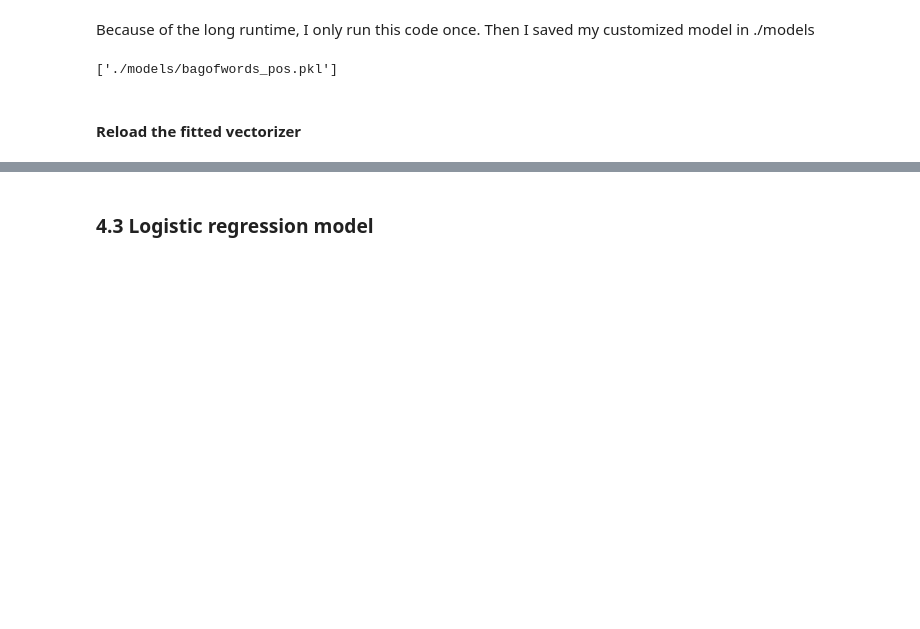
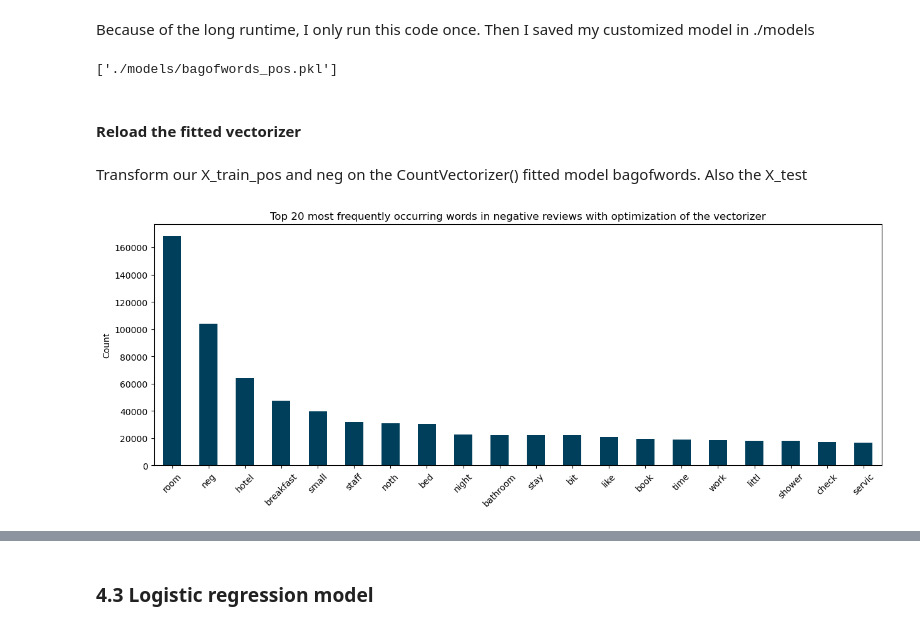
Before and after one commit to bennymiddel/personal_projects, a Jupyter notebook: 01_NLP_hotel_review/BM_NLP_hotel_review.ipynb, the cells around one changed output, grey strips where cells are left out. Saved outputs shown, nothing was run; the diff lists cells and outputs as text; code cells hidden in the pictures; blank space fills up the shorter version.

Commit message:
17:57 Logistic regression model

```diff
--- a/01_NLP_hotel_review/BM_NLP_hotel_review.ipynb
+++ b/01_NLP_hotel_review/BM_NLP_hotel_review.ipynb
@@ -748,21 +744,26 @@ joblib.dump(bagofwords_pos, './models/bagofwords_pos.pkl')
 # %% [output]
 ['./models/bagofwords_pos.pkl']
 # %%
-# # 1. Instantiate the tokenizer
-# bagofwords_neg = CountVectorizer(stop_words='english',
-# 								tokenizer = custom_tokenizer,
-# 								min_df =5,
-# 								max_features =1500,
-# 								ngram_range=(1, 3)) # good in combination with min_df to get rid of useless pairs
+#1. Instantiate the tokenizer
+bagofwords_neg = CountVectorizer(stop_words='english',
+								tokenizer = custom_tokenizer,
+								min_df =10,
+								max_features =500,
+								ngram_range=(1, 3)) # good in combination with min_df to get rid of useless pairs
 
-# # 2. fit
-# bagofwords_neg.fit(X_train_neg)
+# 2. fit
+bagofwords_neg.fit(X_train_neg)
 
-# joblib.dump(bagofwords_neg, './models/bagofwords_neg.pkl')
-# # 3. Transform
-# X_train_neg_transformed = bagofwords_neg.transform(X_train_neg)
+joblib.dump(bagofwords_neg, './models/bagofwords_neg.pkl')
+# 3. Transform
+X_train_neg_transformed = bagofwords_neg.transform(X_train_neg)
 # %% [markdown]
 #### Reload the fitted vectorizer
 # %%
 bagofwords_pos = joblib.load('./models/bagofwords_pos.pkl')
 bagofwords_neg = joblib.load('./models/bagofwords_neg.pkl')
+# %% [markdown]
+Transform our X_train_pos and neg on the CountVectorizer() fitted model bagofwords. Also the X_test
+# %%
+X_train_pos_transformed = bagofwords_pos.transform(X_train_pos)
+X_train_neg_transformed = bagofwords_neg.transform(X_train_neg)
@@ -768,0 +773,14 @@ bagofwords_neg = joblib.load('./models/bagofwords_neg.pkl')
+# %%
+word_counts_neg = pd.DataFrame(
+    {"counts": X_train_neg_transformed.sum(axis=0).A1}, #alternative: .A.flatten() instead of .A1
+    index=bagofwords_neg.get_feature_names()
+).sort_values("counts", ascending=False)
+
+# Plotting the top 20 most frequently occurring words
+word_counts_neg.head(20).plot(kind="bar", figsize=(15, 5),color='#003f5c',  legend=False)
+plt.title("Top 20 most frequently occurring words in negative reviews with optimization of the vectorizer")
+plt.ylabel("Count")
+plt.xticks(rotation=45)
+plt.show()
+# %% [output]
+[figure, added]
```
Also changed, not shown: parts of 18 cells of this notebook, 2 other files.
